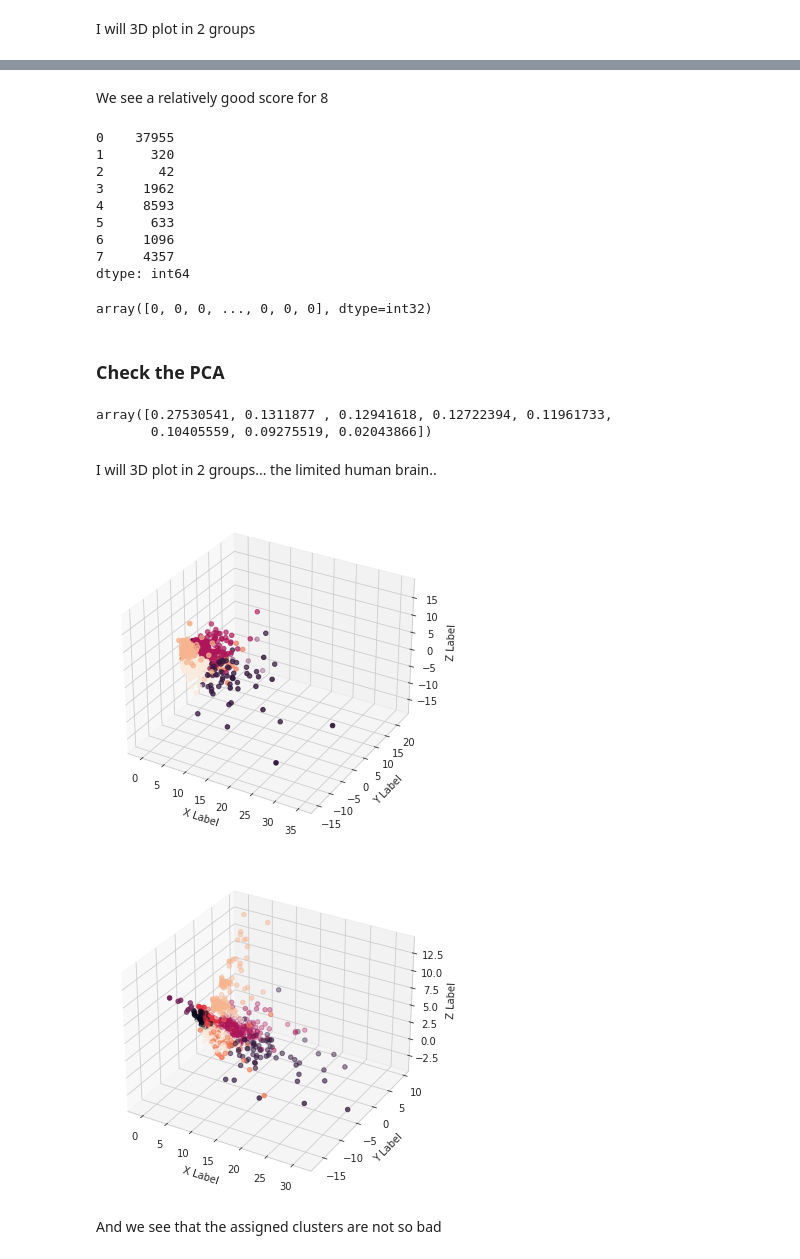
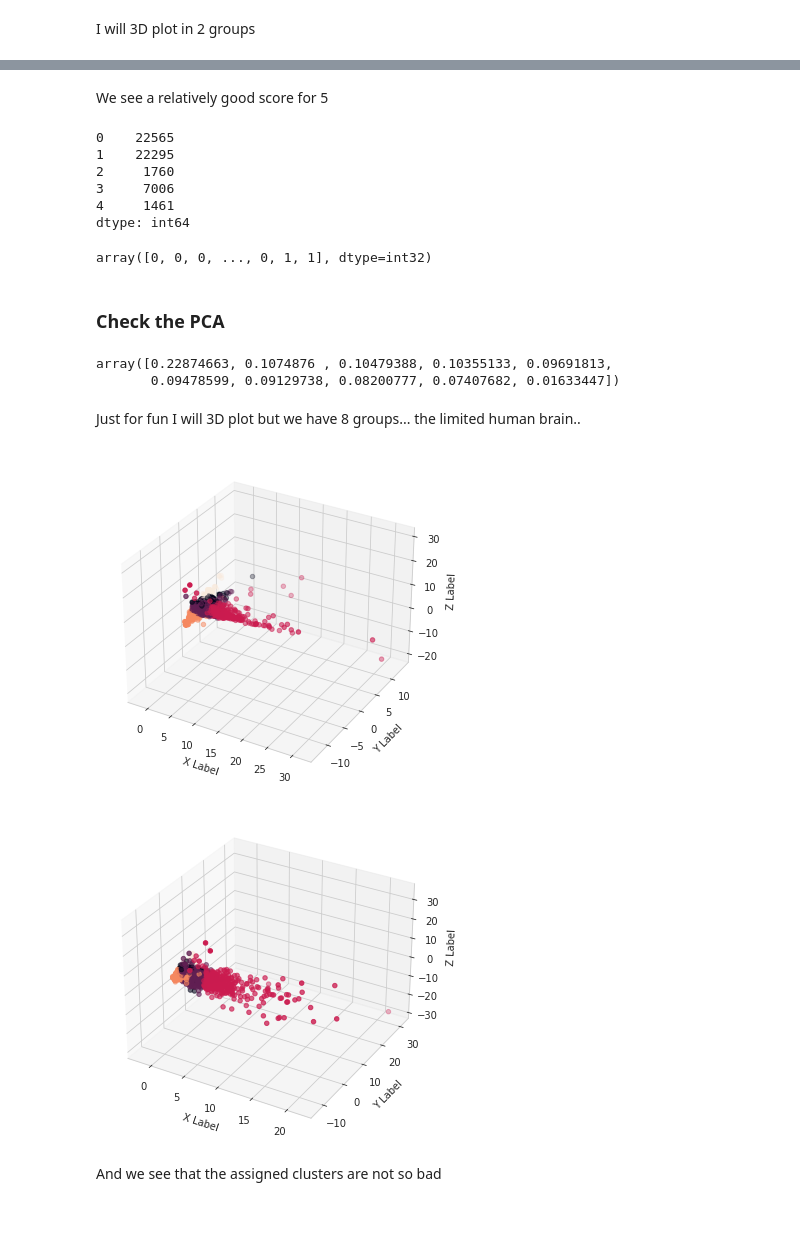
Before and after one commit to jordi-zaragoza/Climbing-Route-Recommender, a Jupyter notebook: src/2.clustering_routes.ipynb, the cells around one changed output, grey strips where cells are left out. Cells and saved outputs as stored; diff of their text form; code cells hidden in the pictures; blank space fills up the shorter version.

```diff
--- a/src/2.clustering_routes.ipynb
+++ b/src/2.clustering_routes.ipynb
@@ -41,7 +41,7 @@ routes_features.tail(5)
 ## Prepare the dataframe for clustering
 # %%
 # Drop not interesting features
-X = routes_features[['ascents_count','repeat_sum','chiped_sum','soft_sum','hard_sum','traditional_sum','tall_recommend_sum','sex_ratio']]
+X = routes_features[['ascents_count','repeat_sum','chiped_sum','soft_sum','hard_sum','traditional_sum','tall_recommend_sum','sex_ratio','yellow_id_mean','first_ascent_mean']]
 # %%
 X.corr()
 # %% [output]
@@ -157,7 +163,7 @@ Text(0.5, 1.0, 'Silhouette Method showing the optimal k')
 # %% [markdown]
-We see a relatively good score for 8
+We see a relatively good score for 5
 # %%
-k = 8
+k = 5
 filename = "../model/kmeans_" + str(k) + ".pickle" # Path with filename
 with open(filename, "rb") as file:
     kmeans = pickle.load(file)
@@ -165,19 +171,16 @@ clusters = kmeans.predict(X_scaled_df)
 #clusters
 pd.Series(clusters).value_counts().sort_index() # Number of songs in each cluster
 # %% [output]
-0    37955
-1      320
-2       42
-3     1962
-4     8593
-5      633
-6     1096
-7     4357
+0    22565
+1    22295
+2     1760
+3     7006
+4     1461
 dtype: int64
 # %%
 clusters
 # %% [output]
-array([0, 0, 0, ..., 0, 0, 0], dtype=int32)
+array([0, 0, 0, ..., 0, 1, 1], dtype=int32)
 # %% [markdown]
 ### Check the PCA
 # %%
@@ -186,21 +189,21 @@ principalComponents = pca.fit_transform(X_scaled_df)
 principalDf = pd.DataFrame(data = principalComponents)
 pca.explained_variance_ratio_
 # %% [output]
-array([0.27530541, 0.1311877 , 0.12941618, 0.12722394, 0.11961733,
-       0.10405559, 0.09275519, 0.02043866])
+array([0.22874663, 0.1074876 , 0.10479388, 0.10355133, 0.09691813,
+       0.09478599, 0.09129738, 0.08200777, 0.07407682, 0.01633447])
 # %% [markdown]
-I will 3D plot in 2 groups... the limited human brain..
+Just for fun I will 3D plot but we have 8 groups... the limited human brain..
 # %%
 from plot_jzar import *
 # %matplotlib notebook
 plot3D(x = principalDf[0],y = principalDf[1],z = principalDf[2],color = clusters, fraction = 0.2)
 # %% [output]
-[figure, old version]
+[figure, new version]
 # %%
 # %matplotlib notebook
-plot3D(x = principalDf[0],y = principalDf[2],z = principalDf[4],color = clusters, fraction = 0.2)
+plot3D(x = principalDf[0],y = principalDf[1],z = principalDf[3],color = clusters, fraction = 0.2)
 # %% [output]
-[figure, old version]
+[figure, new version]
 # %% [markdown]
 And we see that the assigned clusters are not so bad
 # %% [markdown]
```
Also changed, not shown: parts of 11 cells of this notebook, 33 other files.
